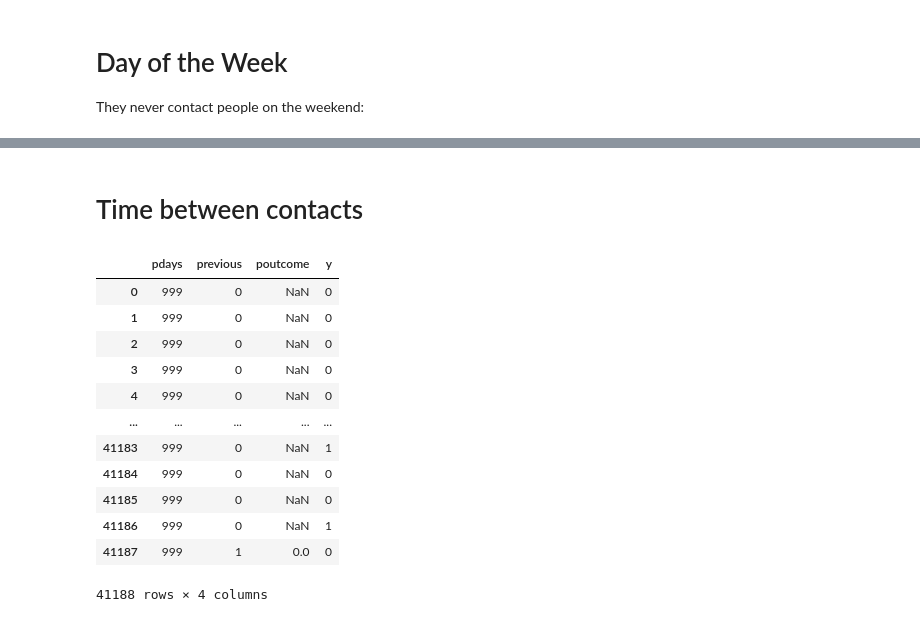
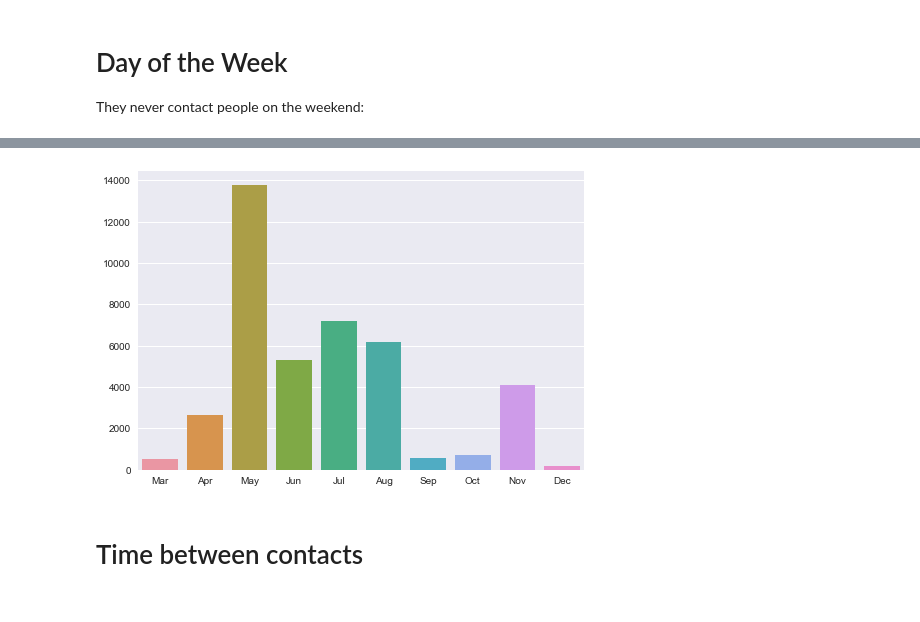
Before and after one commit to sepehrfrgh/ece143_direct_marketing, a Jupyter notebook: time_analysis.ipynb, the cells around one changed output, grey strips where cells are left out. Cells and saved outputs as stored; diff of their text form; code cells hidden in the pictures.

```diff
--- a/time_analysis.ipynb
+++ b/time_analysis.ipynb
@@ -58,20 +67,11 @@ day_of_week_probabilities.plot.bar()
+# %%
+month_count = df['month'].value_counts(sort=False)
+fig = sns.barplot(x=number_to_month(month_count.index),
+                  y=month_count.values)
+# TODO: overlay the plots on each other
+# %% [output]
+[figure, added]
 # %% [markdown]
 # Time between contacts
-# %%
-df[['pdays', 'previous', 'poutcome', 'y']]
-# %% [output]
-|  | pdays | previous | poutcome | y |
-| 0 | 999 | 0 | NaN | 0 |
-| 1 | 999 | 0 | NaN | 0 |
-| 2 | 999 | 0 | NaN | 0 |
-| 3 | 999 | 0 | NaN | 0 |
-| 4 | 999 | 0 | NaN | 0 |
-| ... | ... | ... | ... | ... |
-| 41183 | 999 | 0 | NaN | 1 |
-| 41184 | 999 | 0 | NaN | 0 |
-| 41185 | 999 | 0 | NaN | 0 |
-| 41186 | 999 | 0 | NaN | 1 |
-| 41187 | 999 | 1 | 0.0 | 0 |
-41188 rows × 4 columns
 # %%
 previously_contacted_negative_outcome = df.loc[df['poutcome']==0, ('pdays', 'y')]
```
Also changed, not shown: parts of 15 cells of this notebook.
